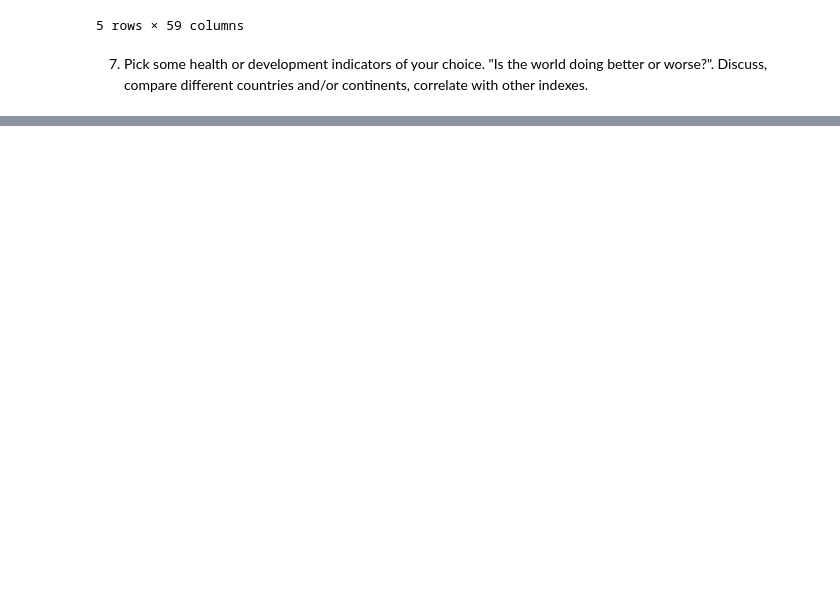
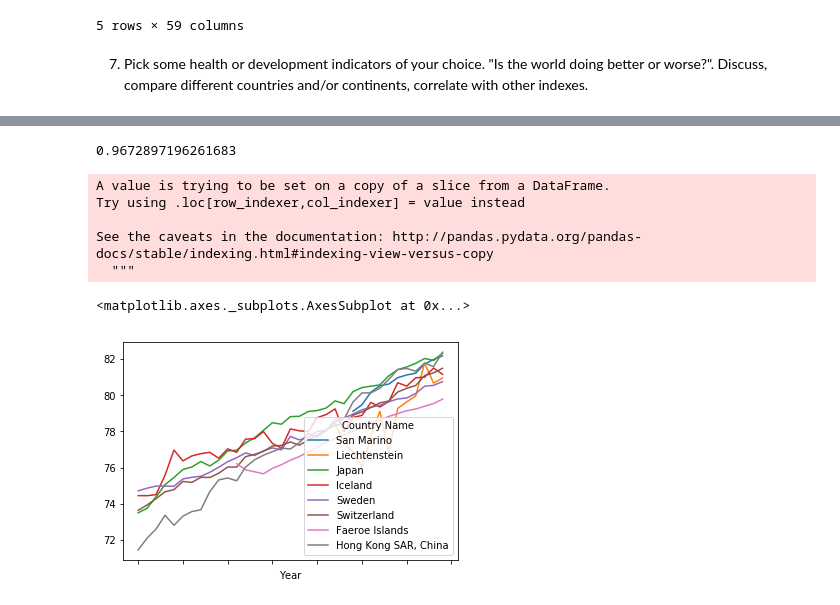
Before and after one commit to allisonwalker/DSF-assignments, a Jupyter notebook: MBDS DSF - Assignment 3 Allison Walker.ipynb, the cells around one changed output, grey strips where cells are left out. Saved outputs shown, nothing was run; the diff lists cells and outputs as text; code cells hidden in the pictures; blank space fills up the shorter version.

```diff
--- a/MBDS DSF - Assignment 3 Allison Walker.ipynb
+++ b/MBDS DSF - Assignment 3 Allison Walker.ipynb
@@ -208,0 +239,4 @@ pct_inc
+# %%
+207/(data['Country Name'].nunique())
+# %% [output]
+0.9672897196261683
@@ -208,0 +245,30 @@ pct_inc
+# %%
+#locate the data for the electricity production series name, set the index to Country Name, and then transpose
+life_exp = data.loc[data['Series Name'] == 'Life expectancy at birth, total (years)']
+
+#create new column that calculates the average electricity production across all years in the dataframe
+life_exp['mean'] = life_exp.loc[:, '1972 [YR1972]':'2007 [YR2007]'].mean(1)
+
+#filter dataframe to the 8 countries with the largest mean
+life_exp = life_exp.nlargest(8, columns='mean', keep='first').set_index(['Country Name']).T
+
+#Re-name the years to remove unnecessary labels
+life_exp.index = life_exp.index.str[0:5].astype(str)
+life_exp.index.name = 'Year'
+
+#Drop the last four rows from newly transposed dataframe(Country, Global category, Other, Series Name)
+life_exp.drop(life_exp.tail(4).index,inplace=True)
+
+life_exp.plot()
+
+#Ok in the above we create a new dataframe that includes only data for the relevant series name,
+#then creates a new column that calculates the mean of  all of the values across the years.
+#We then clean the index names and drop the last 4 columns, as earlier.
+# %% [output]
+A value is trying to be set on a copy of a slice from a DataFrame.
+Try using .loc[row_indexer,col_indexer] = value instead
+
+See the caveats in the documentation: http://pandas.pydata.org/pandas-docs/stable/indexing.html#indexing-view-versus-copy
+  """
+<matplotlib.axes._subplots.AxesSubplot at 0x...>
+[figure, added]
```
Also changed, not shown: parts of 5 cells of this notebook.
